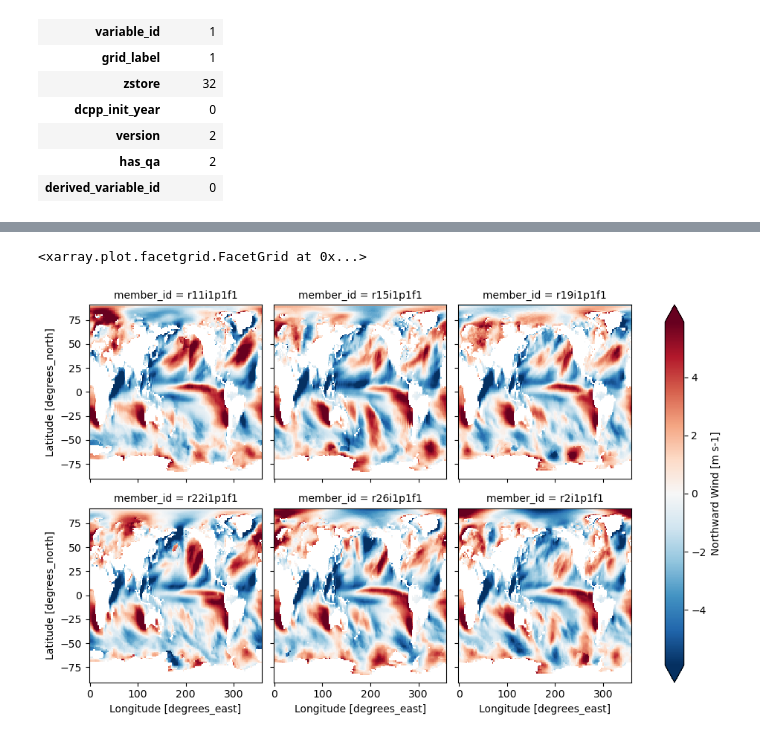
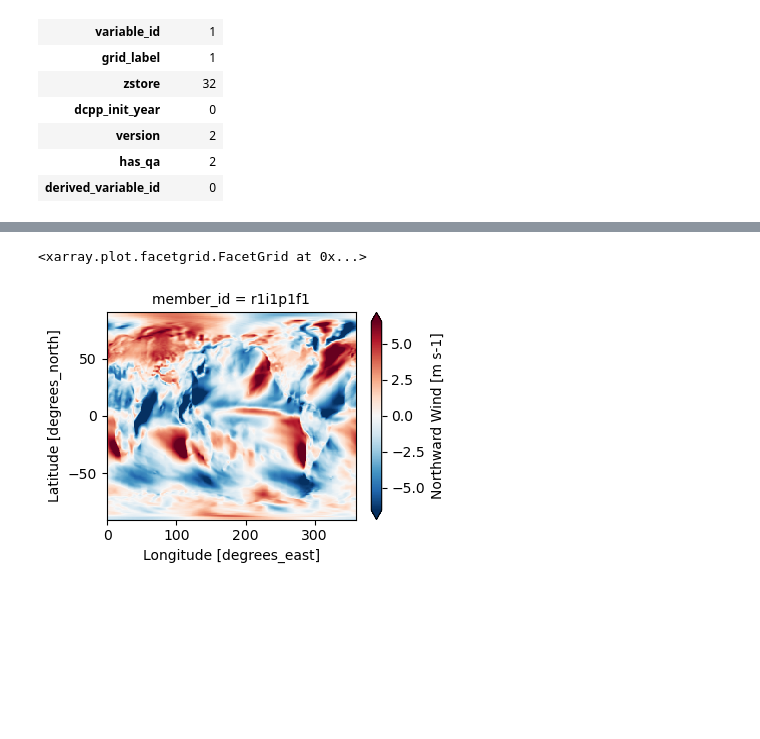
Before and after one commit to ariaradick/scratch, a Jupyter notebook: SPEAR-test/test.ipynb, the cells around one changed output, grey strips where cells are left out. Drawn from its saved outputs; the diff is of its cells as text; code cells hidden in the pictures; blank space fills up the shorter version.

```diff
--- a/SPEAR-test/test.ipynb
+++ b/SPEAR-test/test.ipynb
@@ -42,6 +86,8 @@ version                         [20180803, 20190429, 20190802, 20191204]
 derived_variable_id                                                   []
 dtype: object
 # %%
-cat_subset = cat.search(institution_id=["IPSL"], variable_id=["va"])
+cat_subset = cat.search(activity_id=["CMIP"], institution_id=["CMCC"],
+             variable_id=["va"], table_id=["Amon"], experiment_id=["historical"],
+             source_id=["CMCC-ESM2"])
 cat_subset
 # %% [output]
@@ -100,4 +142,4 @@ dset_dict = cat_subset.to_dataset_dict(
 # %%
-ds = dset_dict['CMIP.IPSL.IPSL-CM6A-LR.historical.Amon.gr']
+ds = dset_dict['CMIP.CMCC.CMCC-ESM2.historical.Amon.gn']
 ds
 # %% [output]
@@ -157,5 +237,5 @@ CMIP.IPSL.IPSL-CM6A-LR.historical.Amon.gr
 # %%
-ds.va.isel(time=0, plev=0, member_id=range(1, 24, 4)).plot(col="member_id", col_wrap=3, robust=True)
+ds.va.isel(time=0, plev=0).plot(col="member_id", robust=True)
 # %% [output]
 <xarray.plot.facetgrid.FacetGrid at 0x...>
-[figure, old version]
+[figure, new version]
```
Also changed, not shown: parts of 11 cells of this notebook, 8 other files.
